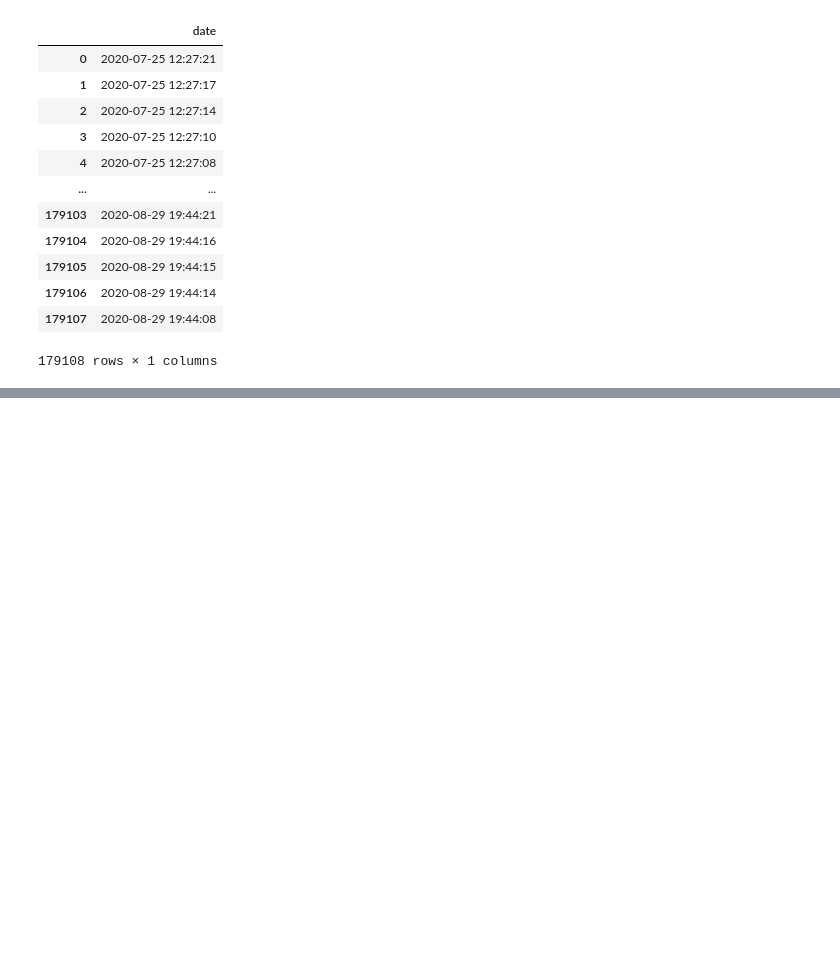
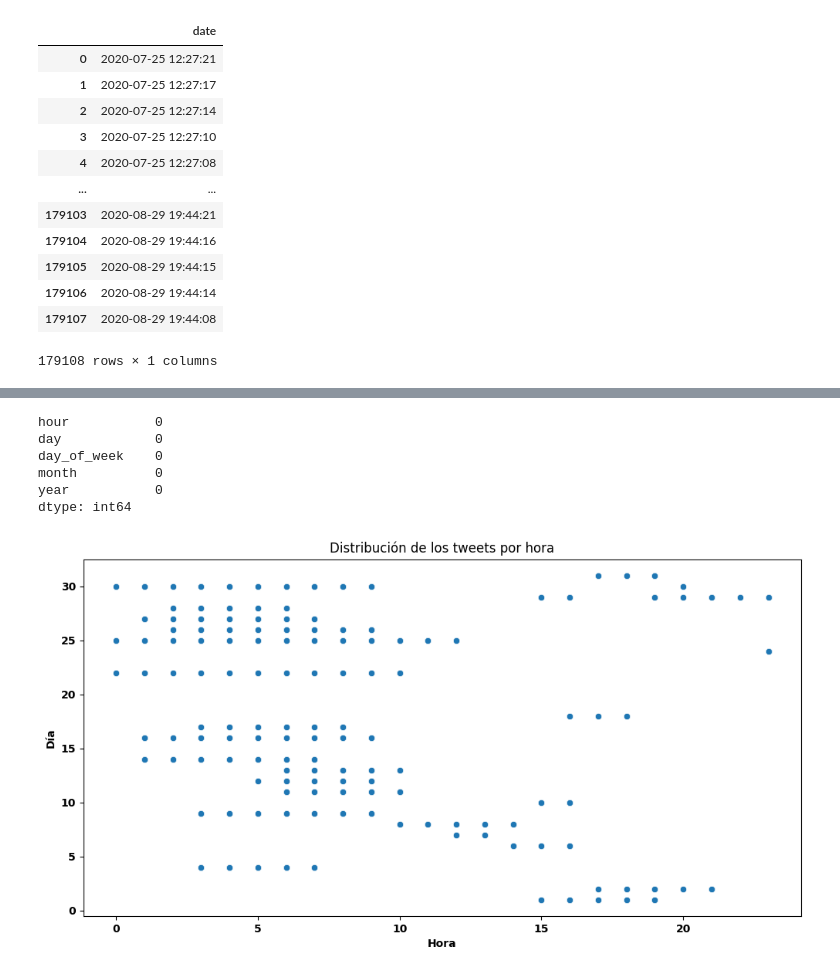
Before and after one commit to Enriquepardo/Dataset-Covid, a Jupyter notebook: DataSet_COVID.ipynb, the cells around one changed output, grey strips where cells are left out. Saved outputs shown, nothing was run; the diff lists cells and outputs as text; code cells hidden in the pictures; blank space fills up the shorter version.

```diff
--- a/DataSet_COVID.ipynb
+++ b/DataSet_COVID.ipynb
@@ -530,0 +531,9 @@ df_filt6
+# %%
+#  Para poder hacer el gráfico de barras de los tweets por hora, tenemos que convertir la columna 'hour' a tipo datetime
+df_filt6['hour'] = pd.to_datetime(df_filt6['hour'], format='%H:%M:%S').dt.hour
+#  Creamos una columna con el día de la semana, el dia, el mes y el año
+df_filt6['day_of_week'] = pd.to_datetime(df_filt6['day']).dt.day_name()
+df_filt6['month'] = pd.to_datetime(df_filt6['day']).dt.month
+df_filt6['year'] = pd.to_datetime(df_filt6['day']).dt.year
+df_filt6['day'] = pd.to_datetime(df_filt6['day']).dt.day
+df_filt6
@@ -530,0 +554,20 @@ df_filt6
+# %%
+#  Vemos si hay valores nulos en el dataset
+df_filt6.isna().sum()
+# %% [output]
+hour           0
+day            0
+day_of_week    0
+month          0
+year           0
+dtype: int64
+# %%
+#  Grafico de dispersión de los tweets por hora
+plt.figure(figsize=(12, 6))
+sns.scatterplot(x=df_filt6['hour'], y=df_filt6['day'])
+plt.title('Distribución de los tweets por hora')
+plt.xlabel('Hora')
+plt.ylabel('Día')
+plt.show()
+# %% [output]
+[figure, added]
```
Also changed, not shown: parts of 8 cells of this notebook.
